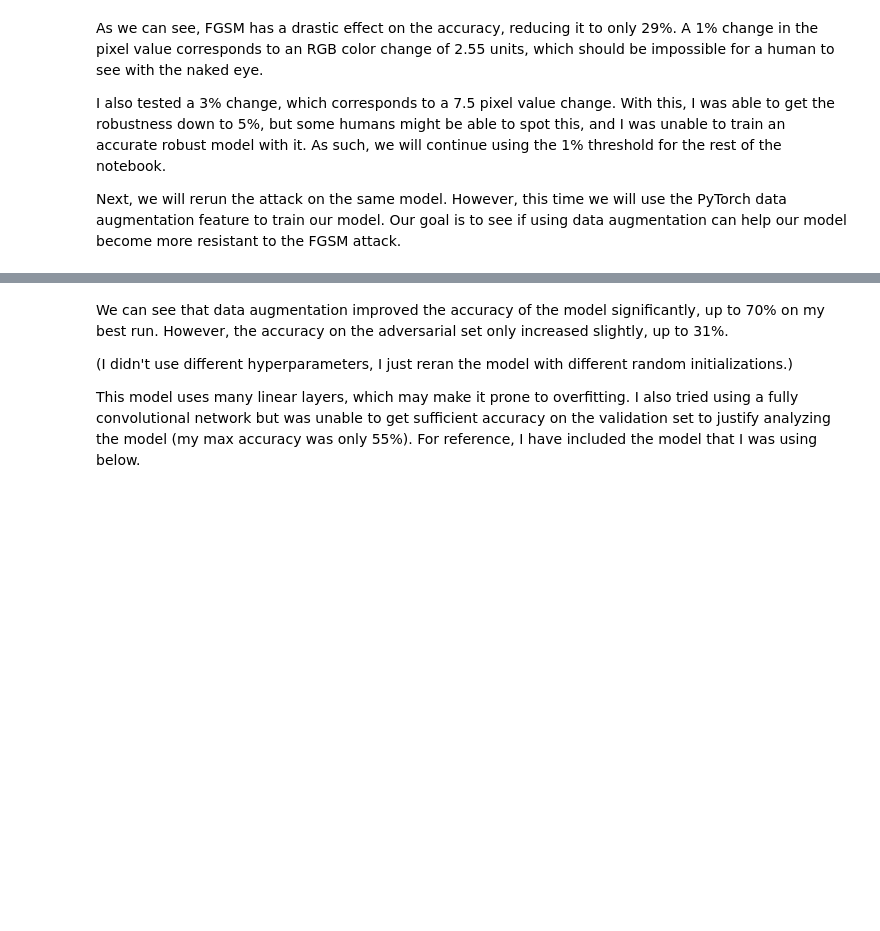
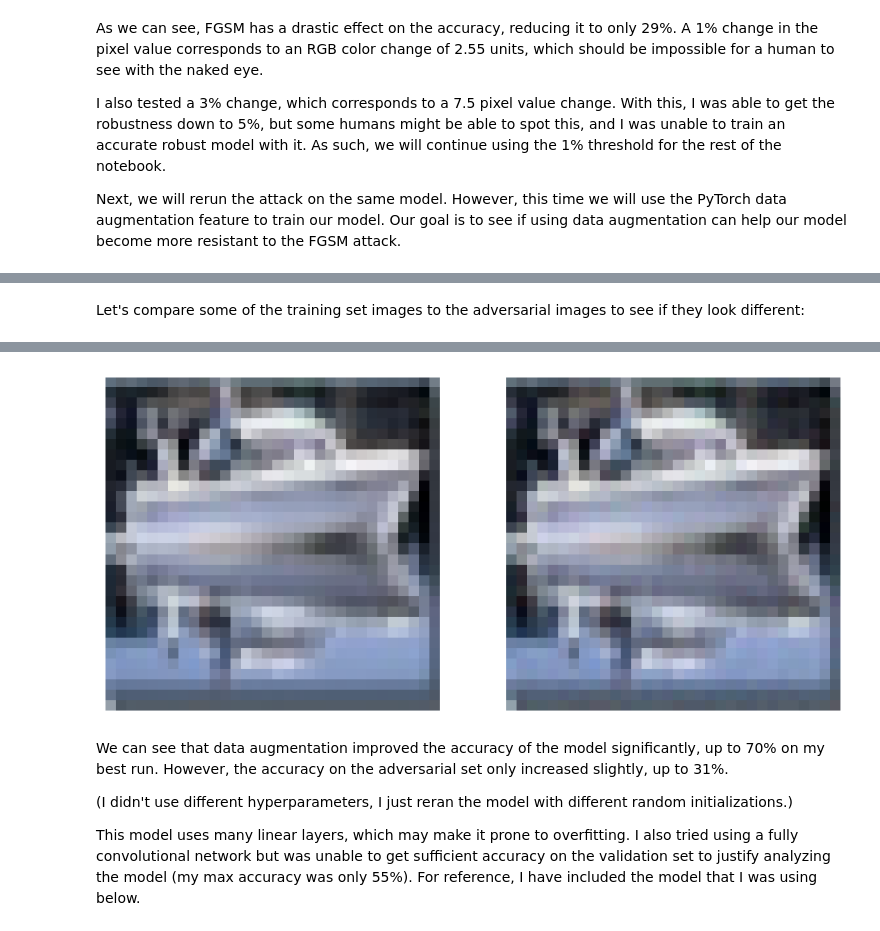
Before and after one commit to rayyaw/robust-cnn, a Jupyter notebook: adversarial_training_project.ipynb, the cells around one changed output, grey strips where cells are left out. Saved outputs shown, nothing was run; the diff lists cells and outputs as text; code cells hidden in the pictures; blank space fills up the shorter version.

Commit message:
Add adversarial image viewer

```diff
--- a/adversarial_training_project.ipynb
+++ b/adversarial_training_project.ipynb
@@ -274 +275,26 @@ Epoch 5, Valid Accuracy 55.51%
 ... (9 outputs left out)
+# %% [markdown]
+Let's compare some of the training set images to the adversarial images to see if they look different:
+# %%
+for step, (images, labels) in enumerate(train_loader):
+      # 0. Prepare the data. Move the data to the device (CPU/GPU).
+      images, labels = images.to(device), labels.to(device)
+      # 1. Clear previous gradients.
+      optimizer.zero_grad()
+      # Take a step away from the correct label rather than away from the predicted label.
+      perturbed_input = fgsm(model_normal_augmented, images, labels, 0.01, False)
+
+      image_np_original = images[0].permute(1, 2, 0).cpu().detach().numpy()
+      image_np_perturbed = perturbed_input[0].permute(1, 2, 0).cpu().detach().numpy()
+
+      fig, axes = plt.subplots(1, 2, figsize=(10, 5))
+      axes[0].imshow(image_np_original)
+      axes[0].axis('off')  # Hide axes
+
+      axes[1].imshow(image_np_perturbed)
+      axes[1].axis('off')  # Hide axes
+
+      plt.show()
+
+      break
+# %% [output]
@@ -275,3 +302,4 @@ Epoch 5, Valid Accuracy 55.51%
+[figure, added]
 # %% [markdown]
 We can see that data augmentation improved the accuracy of the model significantly, up to 70% on my best run. However, the accuracy on the adversarial set only increased slightly, up to 31%.
 
```
Also changed, not shown: parts of 3 cells of this notebook.
